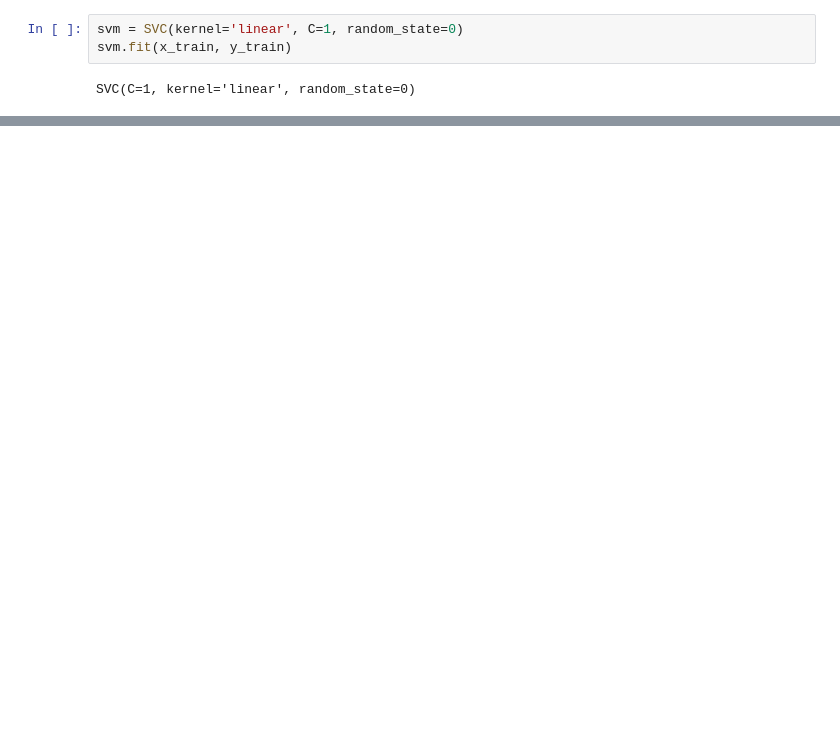
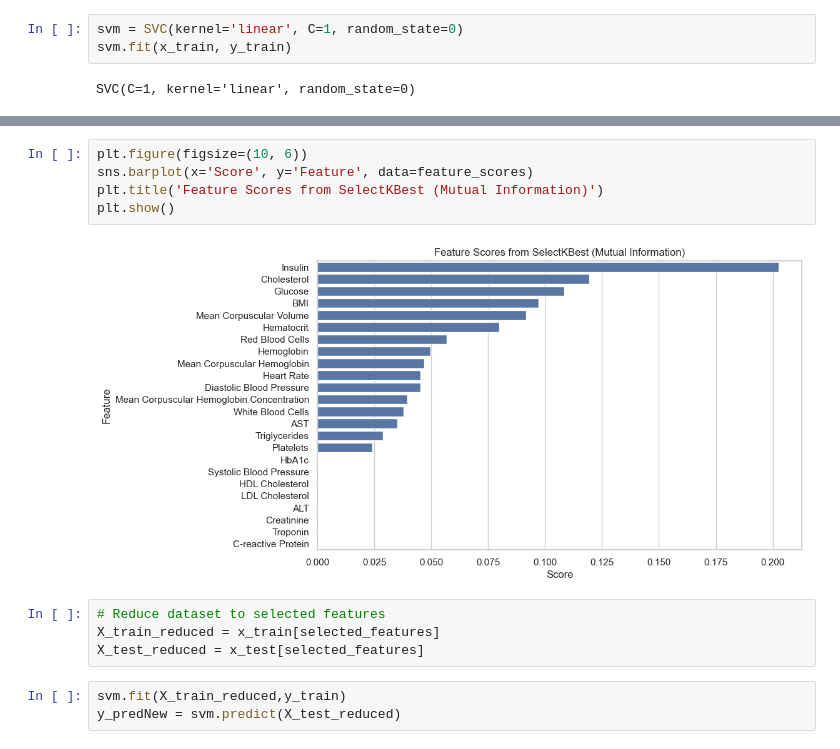
Before and after one commit to MrRaveen/Disease-Prediction, a Jupyter notebook: NoteBooks/SupportVectorMachine.ipynb, the cells around one changed output, grey strips where cells are left out. Drawn from its saved outputs; the diff is of its cells as text; blank space fills up the shorter version.

```diff
--- a/NoteBooks/SupportVectorMachine.ipynb
+++ b/NoteBooks/SupportVectorMachine.ipynb
@@ -189,0 +304,14 @@ array([1, 1, 1, 1, 1, 1, 1, 1, 1, 1, 1, 1, 1, 4, 1, 1, 0, 1, 1, 1, 1, 1,
+# %%
+plt.figure(figsize=(10, 6))
+sns.barplot(x='Score', y='Feature', data=feature_scores)
+plt.title('Feature Scores from SelectKBest (Mutual Information)')
+plt.show()
+# %% [output]
+[figure, added]
+# %%
+# Reduce dataset to selected features
+X_train_reduced = x_train[selected_features]
+X_test_reduced = x_test[selected_features]
+# %%
+svm.fit(X_train_reduced,y_train)
+y_predNew = svm.predict(X_test_reduced)
```
Also changed, not shown: parts of 14 cells of this notebook, 4 other files.
